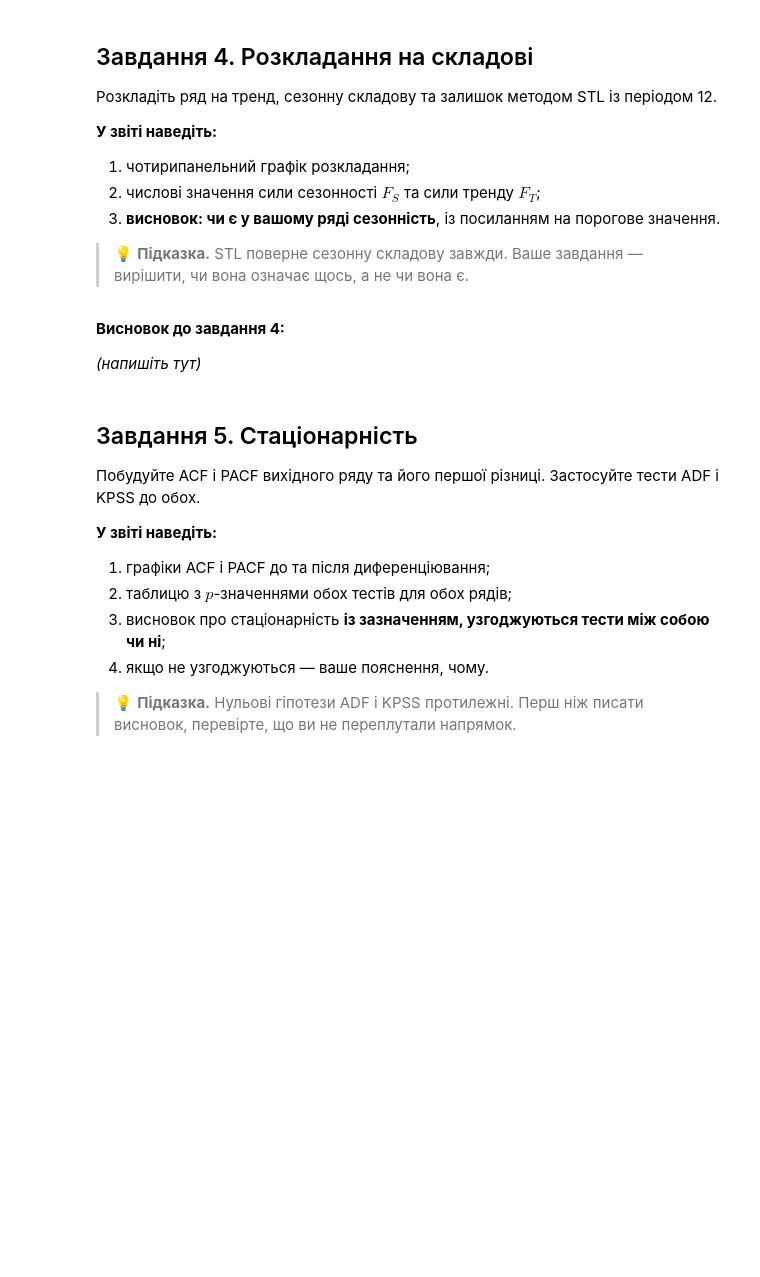
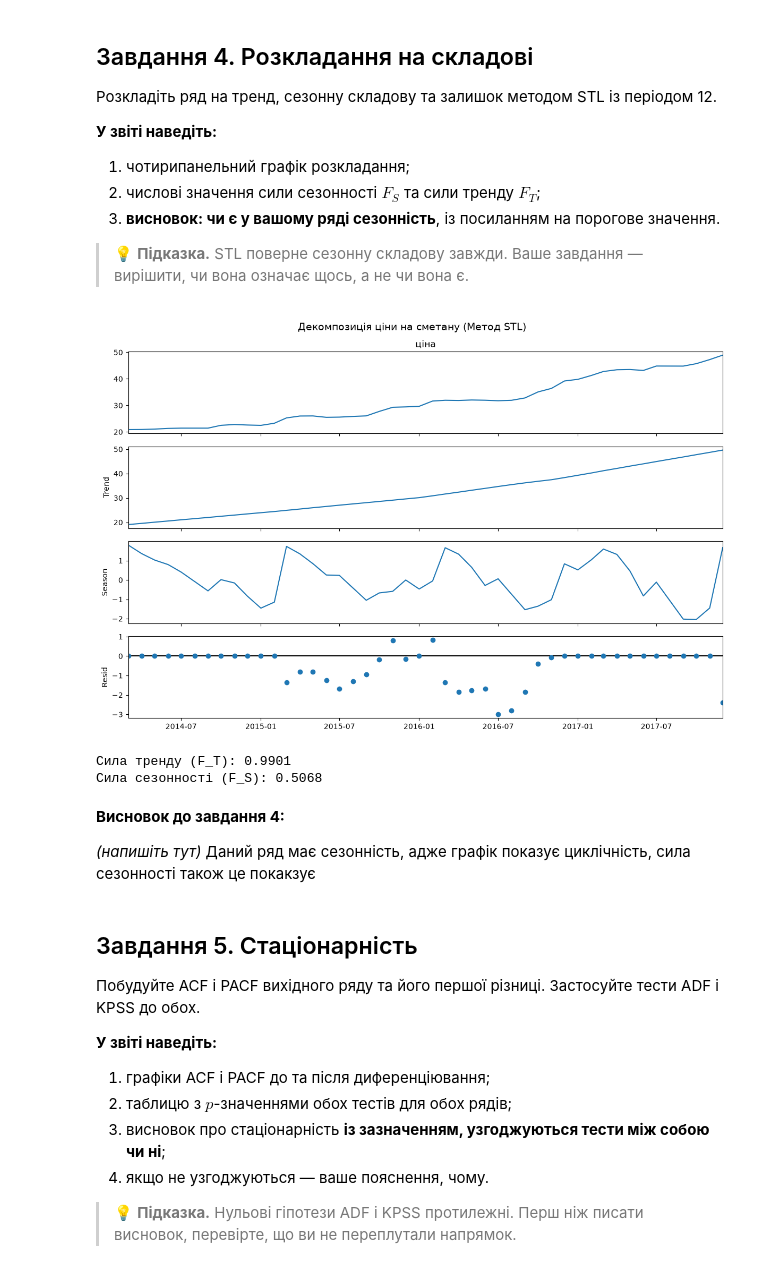
Before and after one commit to Yevhen-bot/Vis-lab1, a Jupyter notebook: lab4/ЛР4_завдання_студенту.ipynb, the cells around one changed output. Saved outputs shown, nothing was run; the diff lists cells and outputs as text; code cells hidden in the pictures; blank space fills up the shorter version.

```diff
--- a/lab4/ЛР4_завдання_студенту.ipynb
+++ b/lab4/ЛР4_завдання_студенту.ipynb
@@ -156,10 +282,39 @@ print('Фолдів ретроспективної перевірки: 7 · го
 > 💡 **Підказка.** STL поверне сезонну складову завжди. Ваше завдання — вирішити, чи вона означає щось, а не чи вона є.
 # %%
 # Завдання 4. Розкладання на складові
+from statsmodels.tsa.seasonal import STL
+
+stl = STL(df_full_grid['ціна'], period=12, robust=True)
+res = stl.fit()
+
+fig = res.plot()
+fig.set_size_inches(12, 8)
+fig.suptitle('Декомпозиція ціни на сметану (Метод STL)', fontsize=14)
+plt.tight_layout()
+plt.show()
+
+T = res.trend
+S = res.seasonal
+R = res.resid
+
+var_R = np.var(R)
+var_TR = np.var(T + R)
+var_SR = np.var(S + R)
+
+F_t = max(0, 1 - var_R / var_TR)
+F_s = max(0, 1 - var_R / var_SR)
+
+print(f"Сила тренду (F_T): {F_t:.4f}")
+print(f"Сила сезонності (F_S): {F_s:.4f}")
+# %% [output]
+[figure, added]
+Сила тренду (F_T): 0.9901
+Сила сезонності (F_S): 0.5068
 # %% [markdown]
 **Висновок до завдання 4:**
 
 *(напишіть тут)*
+Даний ряд має сезонність, адже графік показує циклічність, сила сезонності також це покакзує
 # %% [markdown]
 ## Завдання 5. Стаціонарність
 
```
Also changed, not shown: parts of 29 cells of this notebook, 1 other file.
